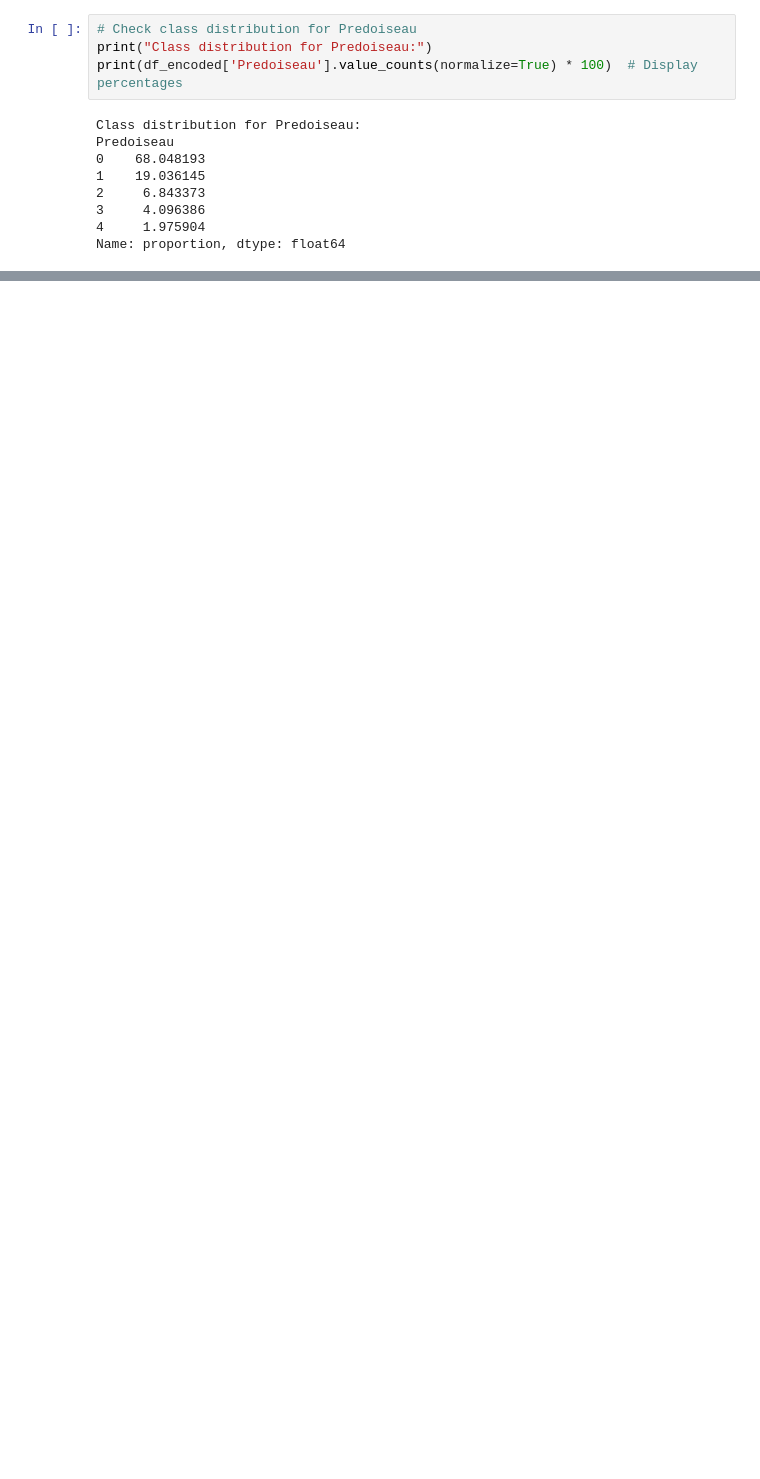
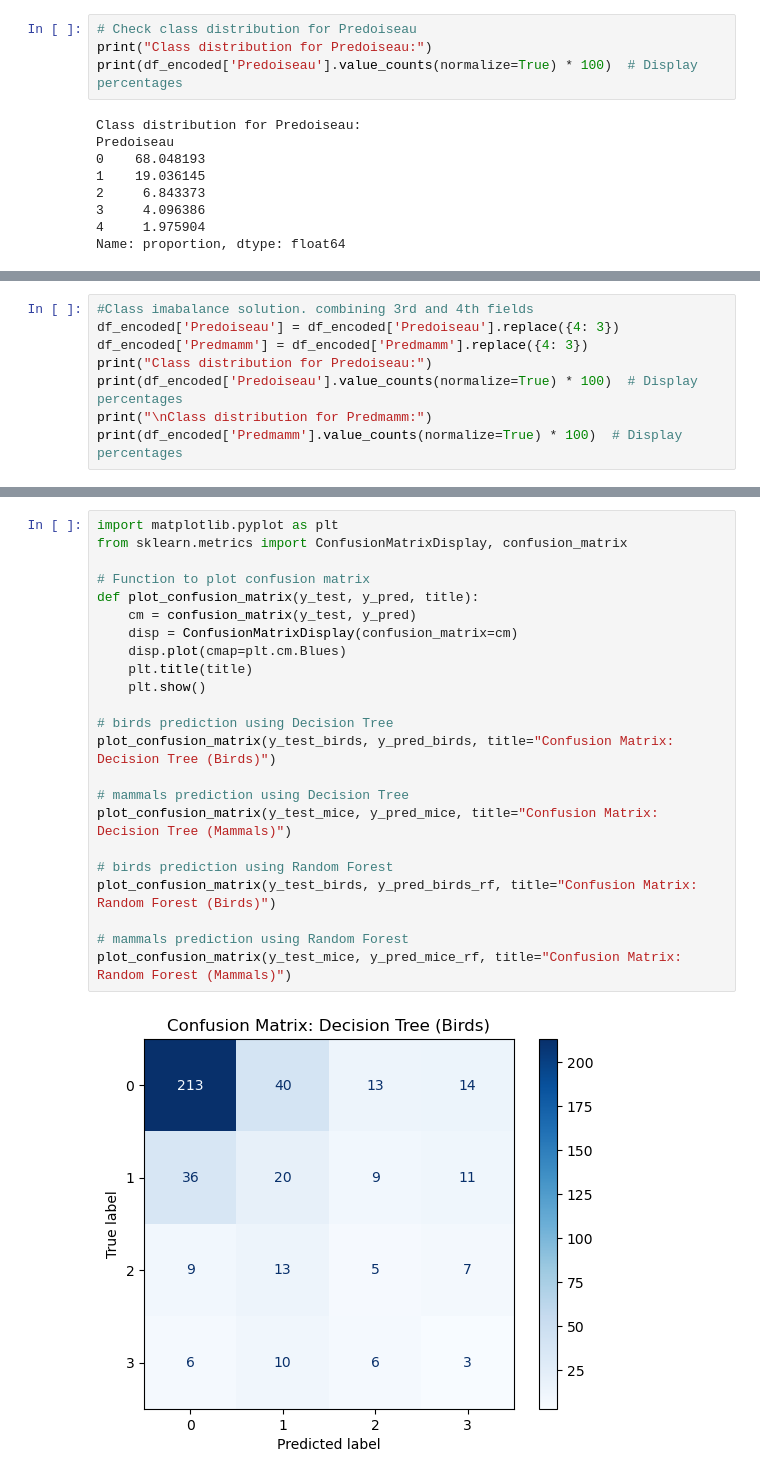
Before and after one commit to cjduhamel/cat_behavior_project, a Jupyter notebook: Cat_Behavior_Project.ipynb, the cells around one changed output, grey strips where cells are left out. Cells and saved outputs as stored; diff of their text form; blank space fills up the shorter version.

```diff
--- a/Cat_Behavior_Project.ipynb
+++ b/Cat_Behavior_Project.ipynb
@@ -589,3 +613,11 @@ Outdoor
 3    12.771084
 4     0.674699
 Name: proportion, dtype: float64
+# %%
+#Class imabalance solution. combining 3rd and 4th fields
+df_encoded['Predoiseau'] = df_encoded['Predoiseau'].replace({4: 3})
+df_encoded['Predmamm'] = df_encoded['Predmamm'].replace({4: 3})
+print("Class distribution for Predoiseau:")
+print(df_encoded['Predoiseau'].value_counts(normalize=True) * 100)  # Display percentages
+print("\nClass distribution for Predmamm:")
+print(df_encoded['Predmamm'].value_counts(normalize=True) * 100)  # Display percentages
@@ -712,0 +1149,25 @@ Average Error for Predmamm (Random Forest): 0.6120481927710844
+# %%
+import matplotlib.pyplot as plt
+from sklearn.metrics import ConfusionMatrixDisplay, confusion_matrix
+
+# Function to plot confusion matrix
+def plot_confusion_matrix(y_test, y_pred, title):
+    cm = confusion_matrix(y_test, y_pred)
+    disp = ConfusionMatrixDisplay(confusion_matrix=cm)
+    disp.plot(cmap=plt.cm.Blues)
+    plt.title(title)
+    plt.show()
+
+# birds prediction using Decision Tree
+plot_confusion_matrix(y_test_birds, y_pred_birds, title="Confusion Matrix: Decision Tree (Birds)")
+
+# mammals prediction using Decision Tree
+plot_confusion_matrix(y_test_mice, y_pred_mice, title="Confusion Matrix: Decision Tree (Mammals)")
+
+# birds prediction using Random Forest
+plot_confusion_matrix(y_test_birds, y_pred_birds_rf, title="Confusion Matrix: Random Forest (Birds)")
+
+# mammals prediction using Random Forest
+plot_confusion_matrix(y_test_mice, y_pred_mice_rf, title="Confusion Matrix: Random Forest (Mammals)")
+# %% [output]
+[figure, added]
```
Also changed, not shown: parts of 53 cells of this notebook, 4 other files.
